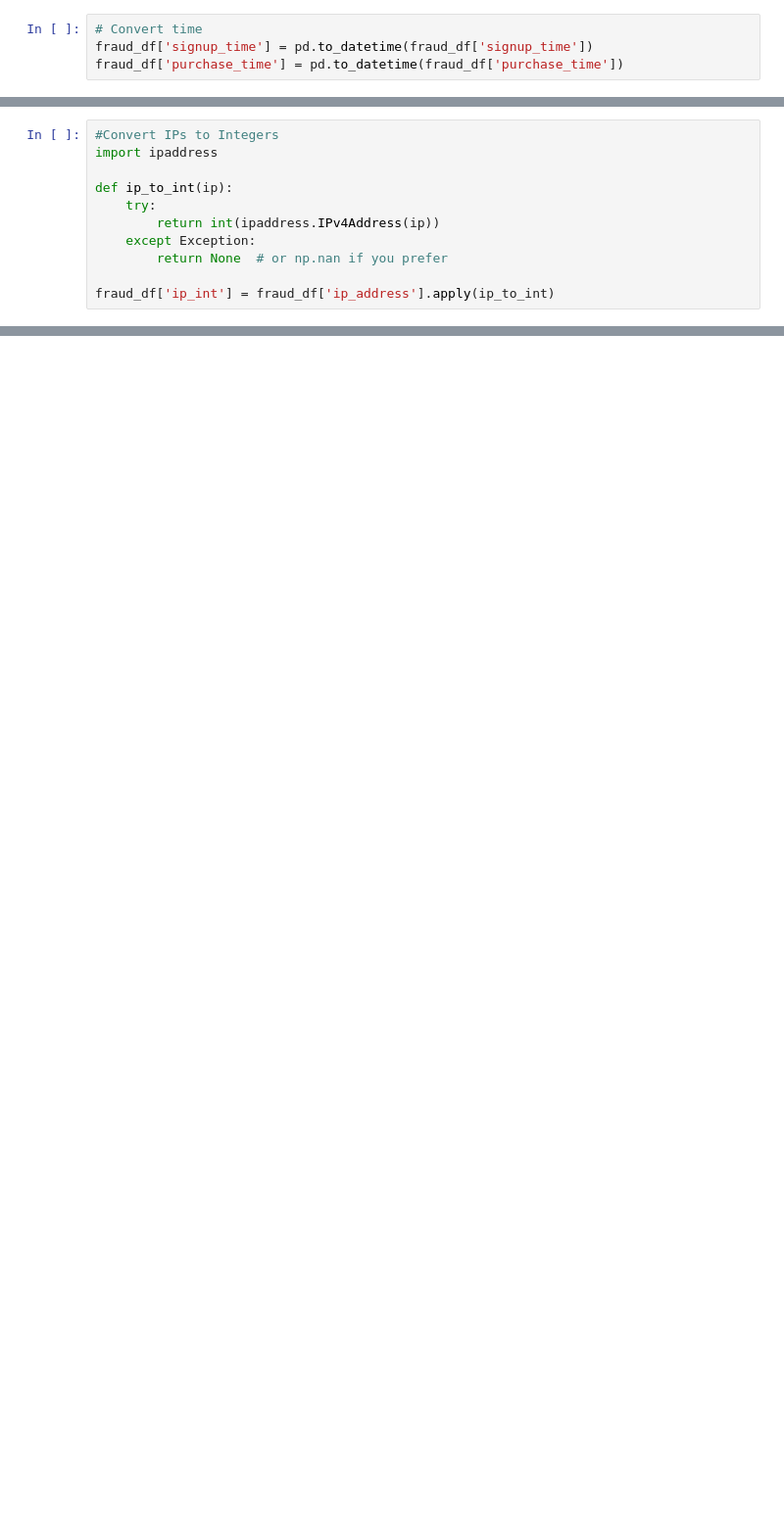
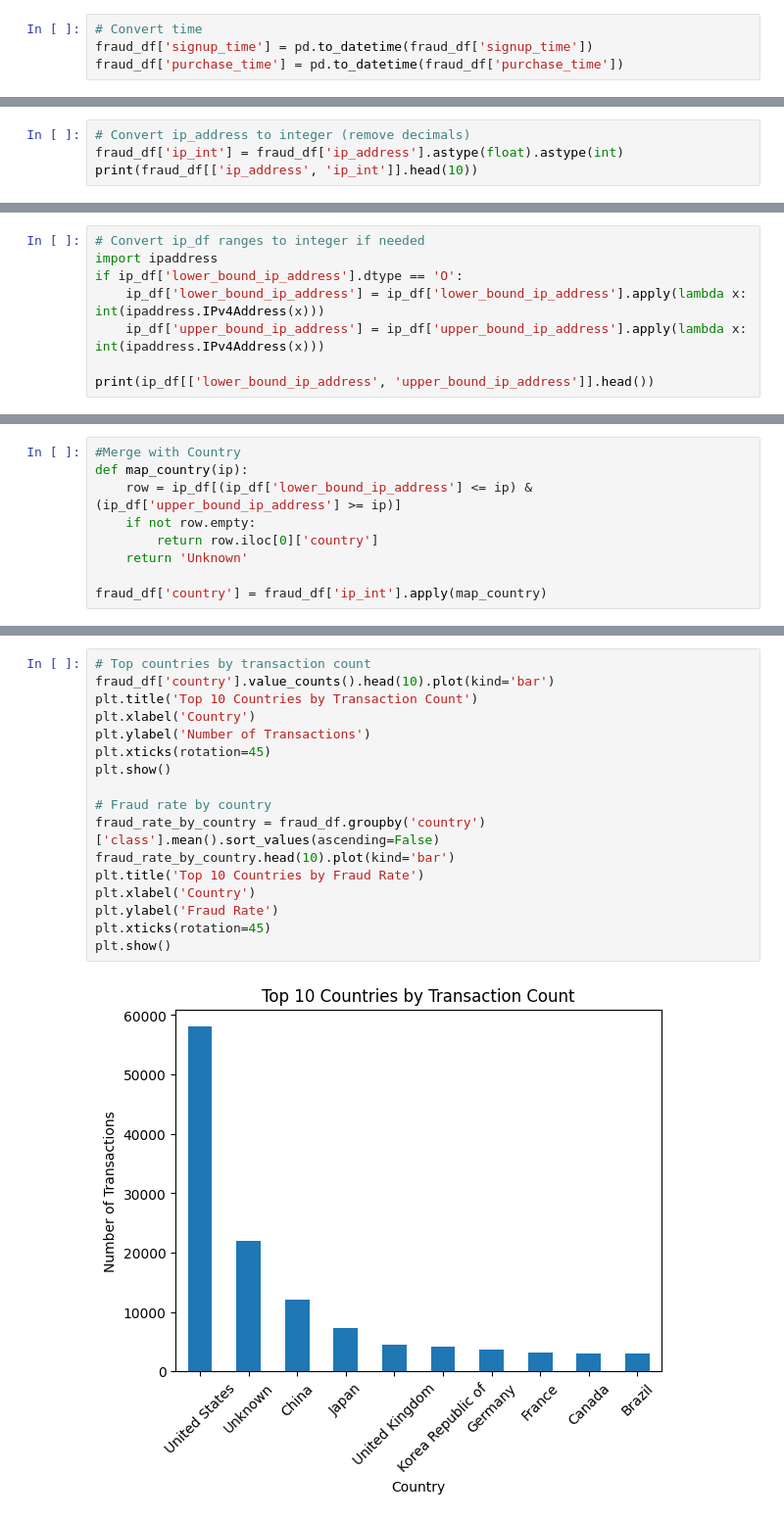
Before and after one commit to bezawitsebsibe/fraud-detection-project, a Jupyter notebook: notebooks/1-data-cleaning.ipynb, the cells around one changed output, grey strips where cells are left out. Shown at 98% size. Drawn from its saved outputs; the diff is of its cells as text; blank space fills up the shorter version.

```diff
--- a/notebooks/1-data-cleaning.ipynb
+++ b/notebooks/1-data-cleaning.ipynb
@@ -109,0 +239,4 @@ fraud_df['time_since_signup'] = (fraud_df['purchase_time'] - fraud_df['signup_ti
+# %%
+# Convert ip_address to integer (remove decimals)
+fraud_df['ip_int'] = fraud_df['ip_address'].astype(float).astype(int)
+print(fraud_df[['ip_address', 'ip_int']].head(10))
@@ -109,0 +255,8 @@ fraud_df['time_since_signup'] = (fraud_df['purchase_time'] - fraud_df['signup_ti
+# %%
+# Convert ip_df ranges to integer if needed
+import ipaddress
+if ip_df['lower_bound_ip_address'].dtype == 'O':
+    ip_df['lower_bound_ip_address'] = ip_df['lower_bound_ip_address'].apply(lambda x: int(ipaddress.IPv4Address(x)))
+    ip_df['upper_bound_ip_address'] = ip_df['upper_bound_ip_address'].apply(lambda x: int(ipaddress.IPv4Address(x)))
+
+print(ip_df[['lower_bound_ip_address', 'upper_bound_ip_address']].head())
@@ -110,11 +270,9 @@ fraud_df['time_since_signup'] = (fraud_df['purchase_time'] - fraud_df['signup_ti
 # %%
-#Convert IPs to Integers
-import ipaddress
+#Merge with Country
+def map_country(ip):
+    row = ip_df[(ip_df['lower_bound_ip_address'] <= ip) & (ip_df['upper_bound_ip_address'] >= ip)]
+    if not row.empty:
+        return row.iloc[0]['country']
+    return 'Unknown'
 
-def ip_to_int(ip):
-    try:
-        return int(ipaddress.IPv4Address(ip))
-    except Exception:
-        return None  # or np.nan if you prefer
-
-fraud_df['ip_int'] = fraud_df['ip_address'].apply(ip_to_int)
+fraud_df['country'] = fraud_df['ip_int'].apply(map_country)
@@ -162,0 +303,19 @@ Name: proportion, dtype: float64
+# %%
+# Top countries by transaction count
+fraud_df['country'].value_counts().head(10).plot(kind='bar')
+plt.title('Top 10 Countries by Transaction Count')
+plt.xlabel('Country')
+plt.ylabel('Number of Transactions')
+plt.xticks(rotation=45)
+plt.show()
+
+# Fraud rate by country
+fraud_rate_by_country = fraud_df.groupby('country')['class'].mean().sort_values(ascending=False)
+fraud_rate_by_country.head(10).plot(kind='bar')
+plt.title('Top 10 Countries by Fraud Rate')
+plt.xlabel('Country')
+plt.ylabel('Fraud Rate')
+plt.xticks(rotation=45)
+plt.show()
+# %% [output]
+[figure, added]
```
Also changed, not shown: parts of 29 cells of this notebook.
